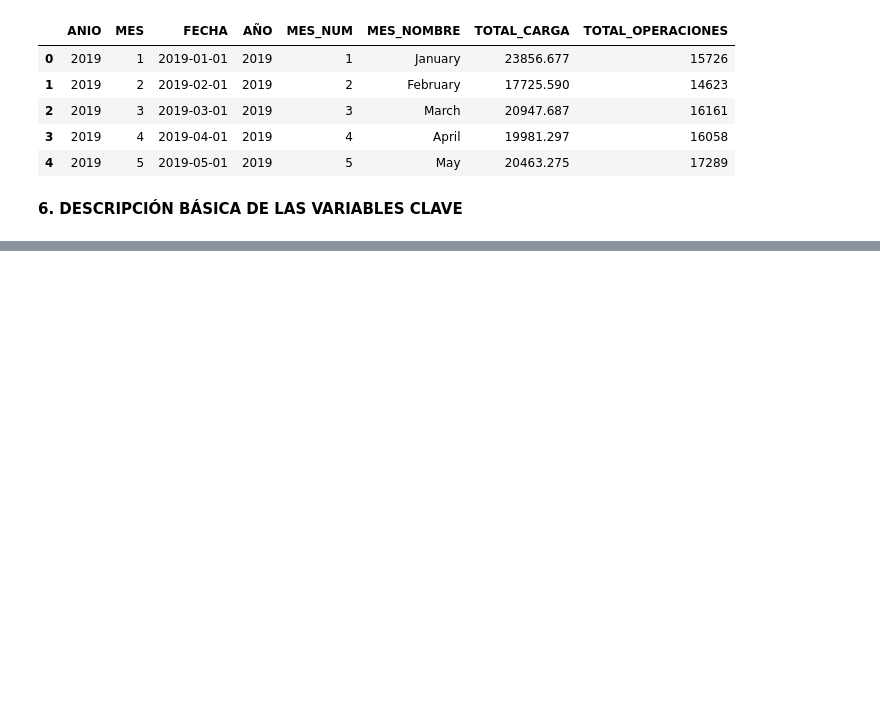
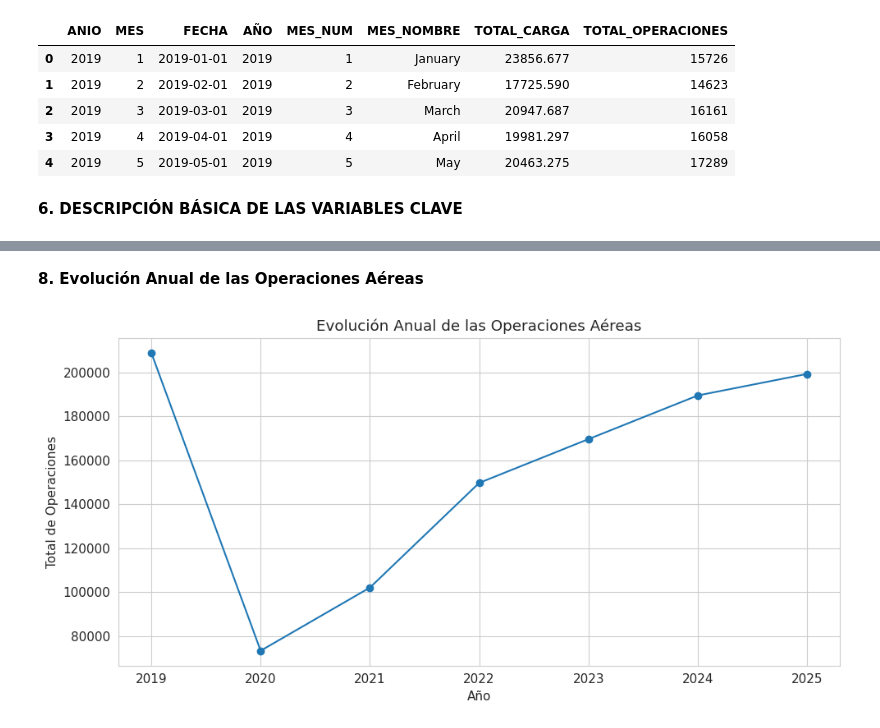
Before and after one commit to AlexisPerezCordero/Analisis-Trafico-Aereo-Jorge-Chavez, a Jupyter notebook: Analisis_Trafico_Aereo.ipynb, the cells around one changed output, grey strips where cells are left out. Cells and saved outputs as stored; diff of their text form; code cells hidden in the pictures; blank space fills up the shorter version.

```diff
--- a/Analisis_Trafico_Aereo.ipynb
+++ b/Analisis_Trafico_Aereo.ipynb
@@ -204,0 +219,30 @@ Resumen estadístico de las variables numéricas:
+# %% [markdown]
+**8. Evolución Anual de las Operaciones Aéreas**
+# %%
+# Las operaciones representan los movimientos realizados
+# por las aeronaves. Su análisis permite evaluar la actividad
+# aeroportuaria durante los años estudiados.
+
+operaciones_anual = (
+    df.groupby("AÑO")["TOTAL_OPERACIONES"]
+      .sum()
+)
+
+plt.figure(figsize=(10, 5))
+
+plt.plot(
+    operaciones_anual.index,
+    operaciones_anual.values,
+    marker="o"
+)
+
+plt.title("Evolución Anual de las Operaciones Aéreas")
+plt.xlabel("Año")
+plt.ylabel("Total de Operaciones")
+plt.xticks(operaciones_anual.index)
+plt.grid(True)
+
+plt.tight_layout()
+plt.show()
+# %% [output]
+[figure, added]
```
Also changed, not shown: parts of 13 cells of this notebook.
